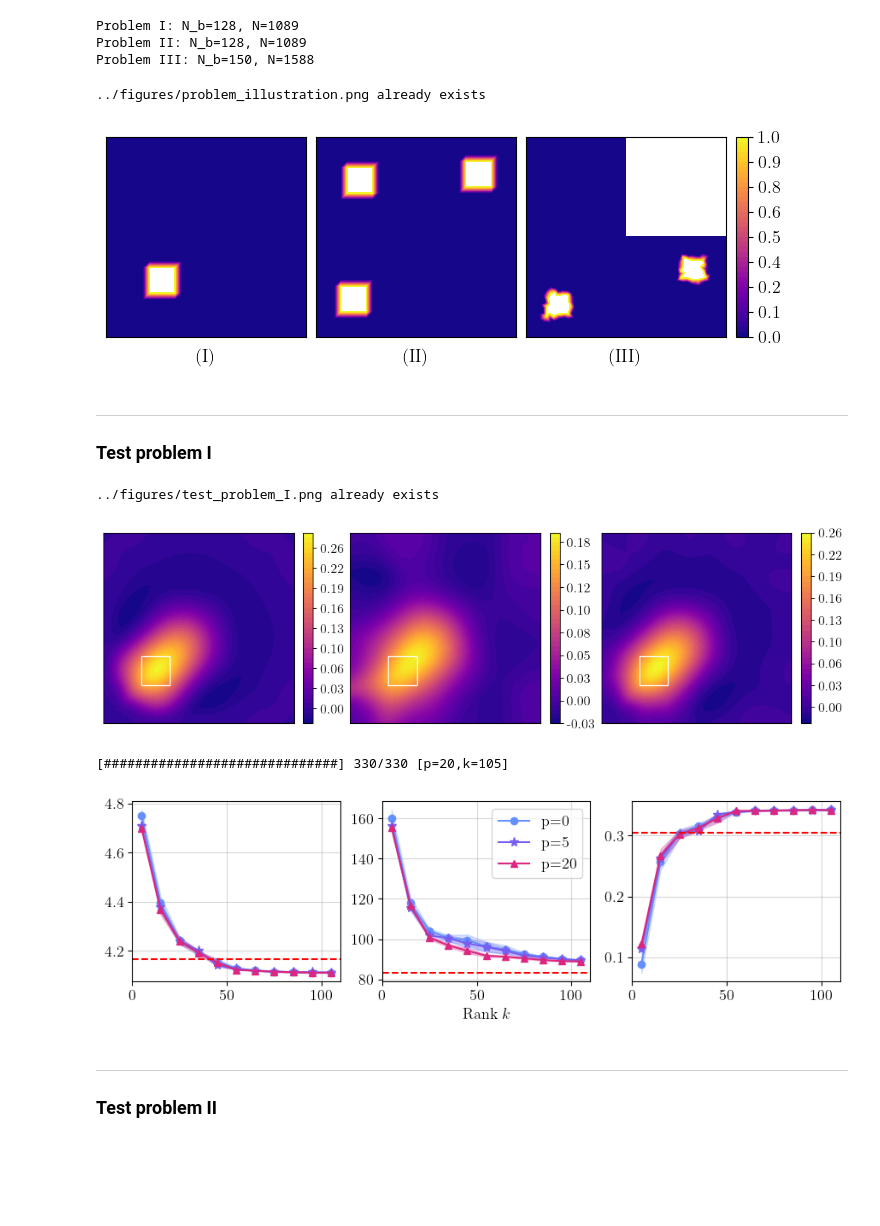
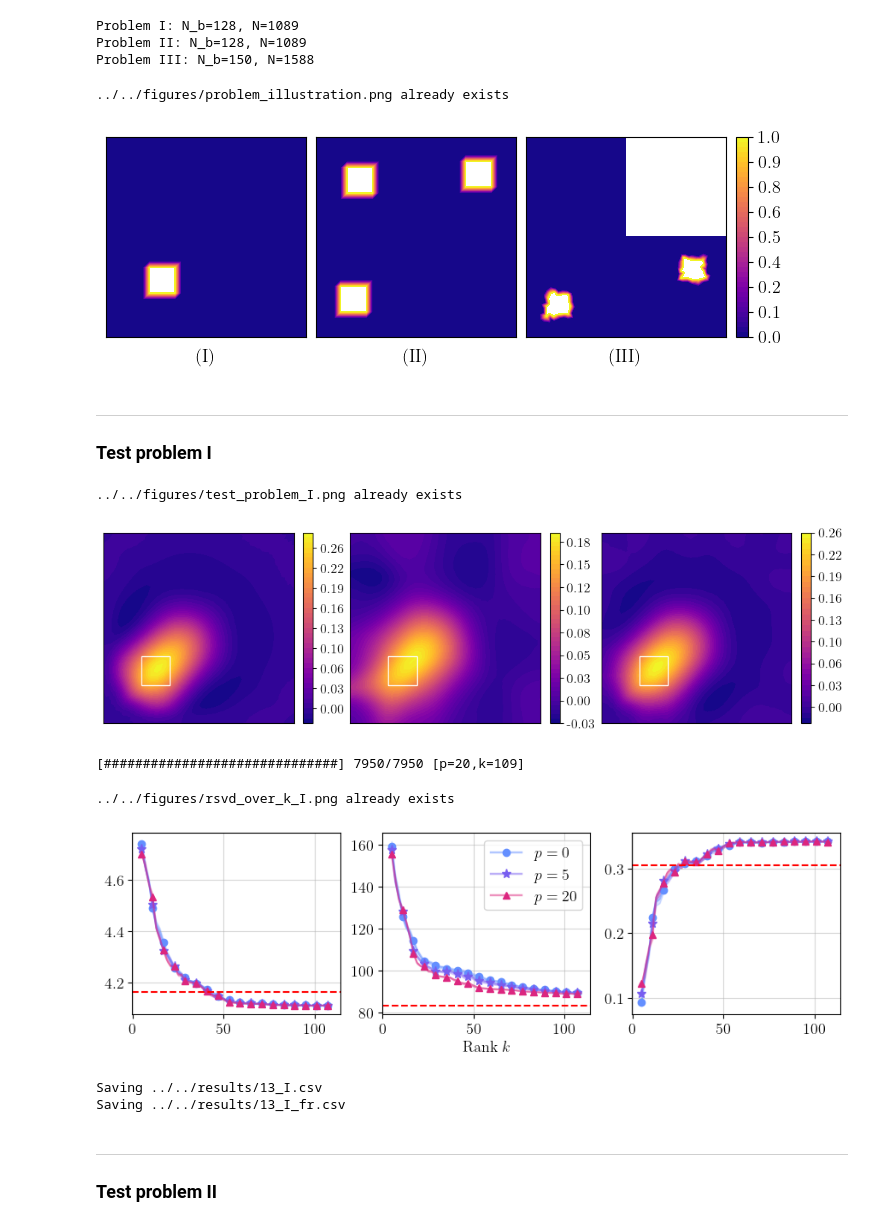
Before and after one commit to EliasSev/masters-thesis, a Jupyter notebook: notebooks/matrix_free_rsvd/05_rsvd_error_experiments.ipynb, the cells around one changed output. Cells and saved outputs as stored; diff of their text form; code cells hidden in the pictures; blank space fills up the shorter version.

```diff
--- a/notebooks/13_rsvd_error_experiments.ipynb
+++ b/notebooks/matrix_free_rsvd/05_rsvd_error_experiments.ipynb
@@ -88,7 +88,7 @@ Problem III: N_b=150, N=1588
 # %%
 def save_plot(fig_name: str) -> None:
     if fig_name is not None:
-        path = Path(f"../figures/{fig_name}.png")
+        path = Path(f"../../figures/{fig_name}.png")
         if not path.exists():
             plt.savefig(path, dpi=300, bbox_inches="tight")
         else:
@@ -129,7 +129,7 @@ def figure_problems(problems, fig_name=None):
 
 figure_problems(problems, fig_name='problem_illustration')
 # %% [output]
-../figures/problem_illustration.png already exists
+../../figures/problem_illustration.png already exists
 [figure]
 # %%
 def relative_segmentation(x: np.ndarray, tau: float) -> np.ndarray:
@@ -315,12 +315,12 @@ k_list = [10, 30]
 f_selected = selected_solutions(problems[pb], k_list, p=5)
 plot_solutions(f_selected, problem_params[pb], fig_name='test_problem_I')
 # %% [output]
-../figures/test_problem_I.png already exists
+../../figures/test_problem_I.png already exists
 [figure]
 # %%
-k_range = np.arange(5, 110, 10)
+k_range = np.arange(5, 110, 2)
 p_list = [0, 5, 20]
-repeat = 10
+repeat = 50
 
 results = {}
 
@@ -330,14 +330,15 @@ df_fr = experiment_full_rank(problems[pb])
 results[pb] = df.copy()
 results[pb + '_fr'] = df_fr.copy()
 # %% [output]
-[##############################] 330/330 [p=20,k=105]
+[##############################] 7950/7950 [p=20,k=109]
 # %%
 M = ['o', '*', '^', 's']
 MS = [6, 8, 6, 6]
 
 
-def plot_rsvd_over_k(results, pb, fig_name=None, title=True):
+def plot_rsvd_over_k(results, pb, marker_sep = 1, fig_name=None, title=True):
     from utils.colors import C3
+    from matplotlib.lines import Line2D
 
     df = results[pb]
     df_fr = results[pb + '_fr']
@@ -354,40 +355,49 @@ def plot_rsvd_over_k(results, pb, fig_name=None, title=True):
     for ax, dist in zip(axes, dists):
         key = dist.lower()
 
+        handles, labels = [], []
         for i, p in enumerate(p_list):
             stats_p = stats.loc[p]
 
             # 95% CI
             mean = stats_p[(key, "mean")]
             std = stats_p[(key, "std")]
             n = stats_p[(key, "count")]
             ci95 = 1.96 * std / np.sqrt(n)
 
             k_vals = mean.index
-            ax.plot(k_vals, mean, label=f'{p=}', c=C3[i], marker=M[i], ms=MS[i])
+            ax.plot(k_vals, mean, label=f'{p=}', c=C3[i], alpha=0.5)
+            ax.plot(k_vals[::marker_sep], mean[::marker_sep], M[i], ms=MS[i], c=C3[i])
             ax.fill_between(k_vals, mean - ci95, mean + ci95, alpha=0.25, color=C3[i])
+
+            legend_line = Line2D([0], [0], color=C3[i], linewidth=1.75, alpha=0.5)
+            legend_marker = Line2D([0], [0], color=C3[i], marker=M[i], markersize=MS[i], linestyle='None')
+            handles.append((legend_line, legend_marker))
+            labels.append(f'$p={p}$')
 
         ax.axhline(df_fr[key][0], c='r', ls='--')
 
         ax.grid(alpha=.5)
         if title: ax.set_title(titles[dist])
 
     axes[1].set_xlabel("Rank $k$")
-    axes[1].legend()
+    axes[1].legend(handles=handles, labels=labels)
+
     #axes[1].legend(loc='upper right', ncols=3, bbox_to_anchor=(1.25, -0.3), fontsize=13)
 
     plt.tight_layout()
     plt.subplots_adjust(wspace=0.2)
     save_plot(fig_name)
     plt.show()
 
 
-plot_rsvd_over_k(results, pb='I', fig_name='rsvd_over_k_I', title=False)
+plot_rsvd_over_k(results, pb='I', fig_name='rsvd_over_k_I', title=False, marker_sep=3)
 # %% [output]
+../../figures/rsvd_over_k_I.png already exists
-[figure, old version]
+[figure, new version]
 # %%
 def save_results(results):
-    result_dir = Path("../results")
+    result_dir = Path("../../results")
 
     for name, df in results.items():
         file_path = result_dir / f"13_{name}.csv"
@@ -397,6 +407,9 @@ def save_results(results):
 
 
 save_results(results)
+# %% [output]
+Saving ../../results/13_I.csv
+Saving ../../results/13_I_fr.csv
 # %% [markdown]
 ---
 ### Test problem II
```
Also changed, not shown: parts of 4 cells of this notebook, 17 other files.
